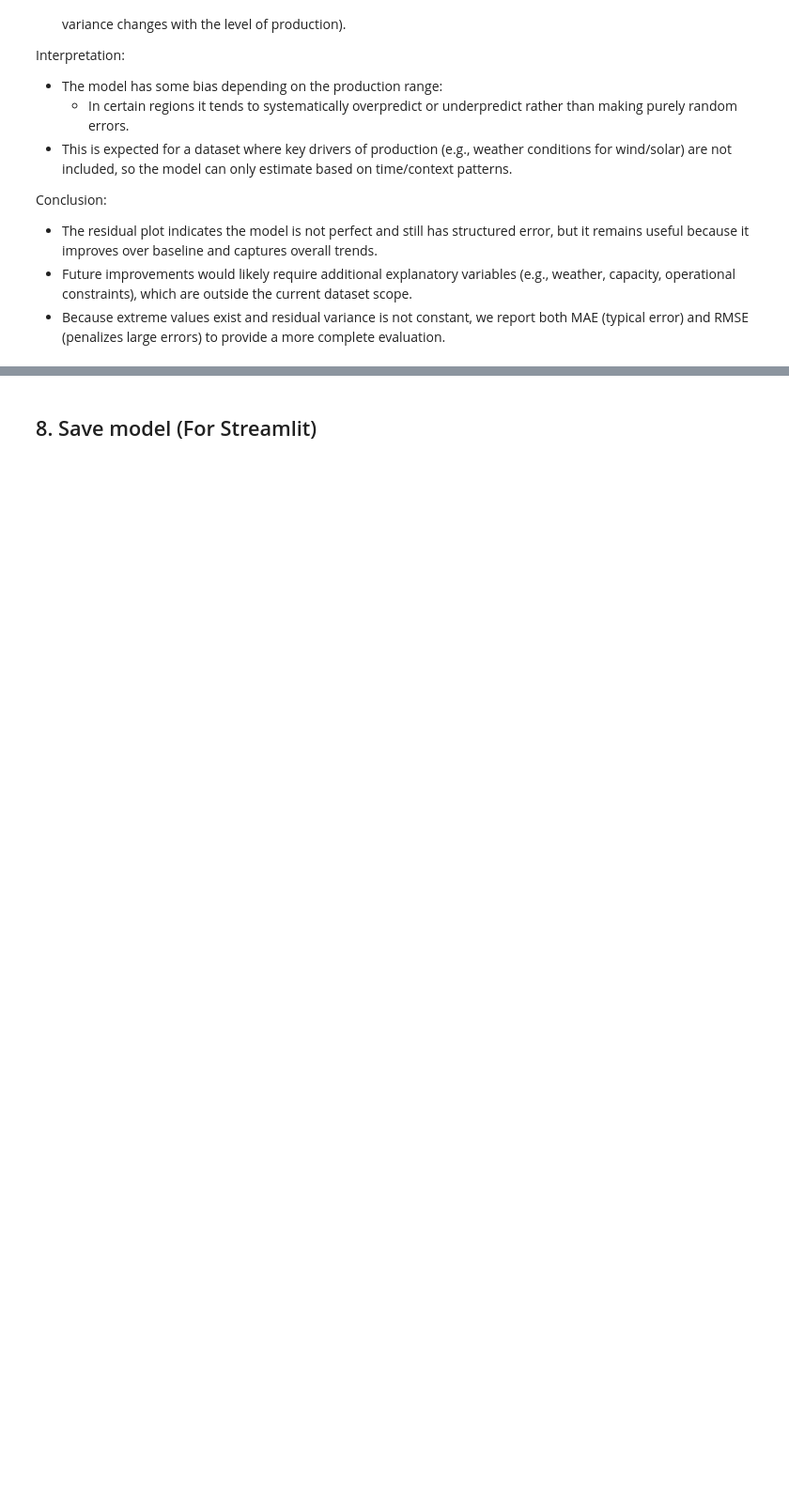
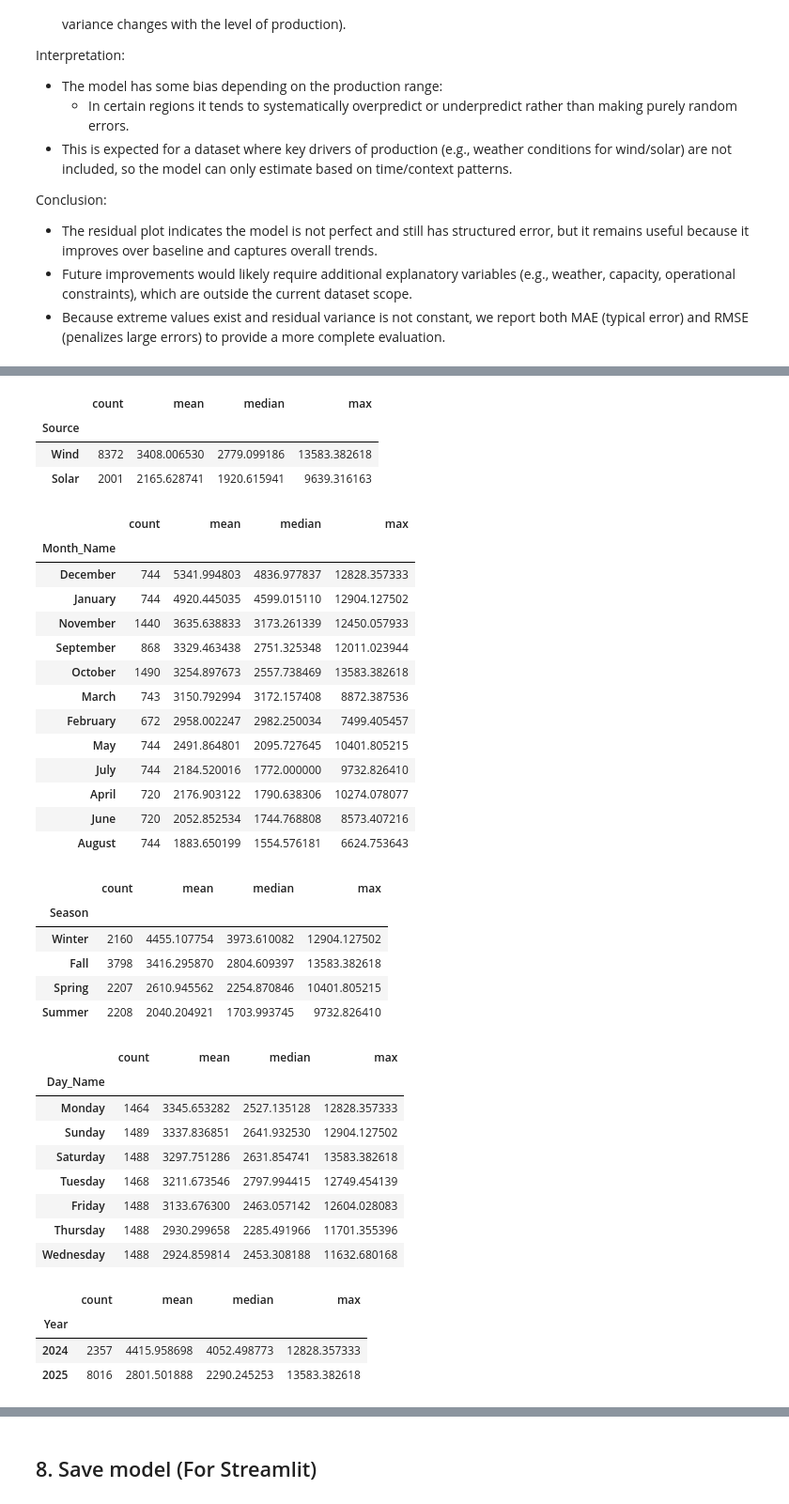
Before and after one commit to Nathan-James9/MLDP-Project-2026, a Jupyter notebook: MLDP-Project.ipynb, the cells around one changed output, grey strips where cells are left out. Shown at 94% size. Saved outputs shown, nothing was run; the diff lists cells and outputs as text; code cells hidden in the pictures; blank space fills up the shorter version.

```diff
--- a/MLDP-Project.ipynb
+++ b/MLDP-Project.ipynb
@@ -704,0 +806,46 @@ NameError: name 'X_test' is not defined
+# %%
+def group_error_summary(df, col):
+    out = df.groupby(col)["AbsError"].agg(["count", "mean", "median", "max"]).sort_values("mean", ascending=False)
+    return out
+
+for col in ["Source", "Month_Name", "Season", "Day_Name", "Year"]:
+    if col in err_df.columns:
+        display(group_error_summary(err_df, col).head(15))
+# %% [output]
+|  | count | mean | median | max |
+| Source |  |  |  |  |
+| Wind | 8372 | 3408.006530 | 2779.099186 | 13583.382618 |
+| Solar | 2001 | 2165.628741 | 1920.615941 | 9639.316163 |
+|  | count | mean | median | max |
+| Month_Name |  |  |  |  |
+| December | 744 | 5341.994803 | 4836.977837 | 12828.357333 |
+| January | 744 | 4920.445035 | 4599.015110 | 12904.127502 |
+| November | 1440 | 3635.638833 | 3173.261339 | 12450.057933 |
+| September | 868 | 3329.463438 | 2751.325348 | 12011.023944 |
+| October | 1490 | 3254.897673 | 2557.738469 | 13583.382618 |
+| March | 743 | 3150.792994 | 3172.157408 | 8872.387536 |
+| February | 672 | 2958.002247 | 2982.250034 | 7499.405457 |
+| May | 744 | 2491.864801 | 2095.727645 | 10401.805215 |
+| July | 744 | 2184.520016 | 1772.000000 | 9732.826410 |
+| April | 720 | 2176.903122 | 1790.638306 | 10274.078077 |
+| June | 720 | 2052.852534 | 1744.768808 | 8573.407216 |
+| August | 744 | 1883.650199 | 1554.576181 | 6624.753643 |
+|  | count | mean | median | max |
+| Season |  |  |  |  |
+| Winter | 2160 | 4455.107754 | 3973.610082 | 12904.127502 |
+| Fall | 3798 | 3416.295870 | 2804.609397 | 13583.382618 |
+| Spring | 2207 | 2610.945562 | 2254.870846 | 10401.805215 |
+| Summer | 2208 | 2040.204921 | 1703.993745 | 9732.826410 |
+|  | count | mean | median | max |
+| Day_Name |  |  |  |  |
+| Monday | 1464 | 3345.653282 | 2527.135128 | 12828.357333 |
+| Sunday | 1489 | 3337.836851 | 2641.932530 | 12904.127502 |
+| Saturday | 1488 | 3297.751286 | 2631.854741 | 13583.382618 |
+| Tuesday | 1468 | 3211.673546 | 2797.994415 | 12749.454139 |
+| Friday | 1488 | 3133.676300 | 2463.057142 | 12604.028083 |
+| Thursday | 1488 | 2930.299658 | 2285.491966 | 11701.355396 |
+| Wednesday | 1488 | 2924.859814 | 2453.308188 | 11632.680168 |
+|  | count | mean | median | max |
+| Year |  |  |  |  |
+| 2024 | 2357 | 4415.958698 | 4052.498773 | 12828.357333 |
+| 2025 | 8016 | 2801.501888 | 2290.245253 | 13583.382618 |
```
Also changed, not shown: parts of 27 cells of this notebook.
